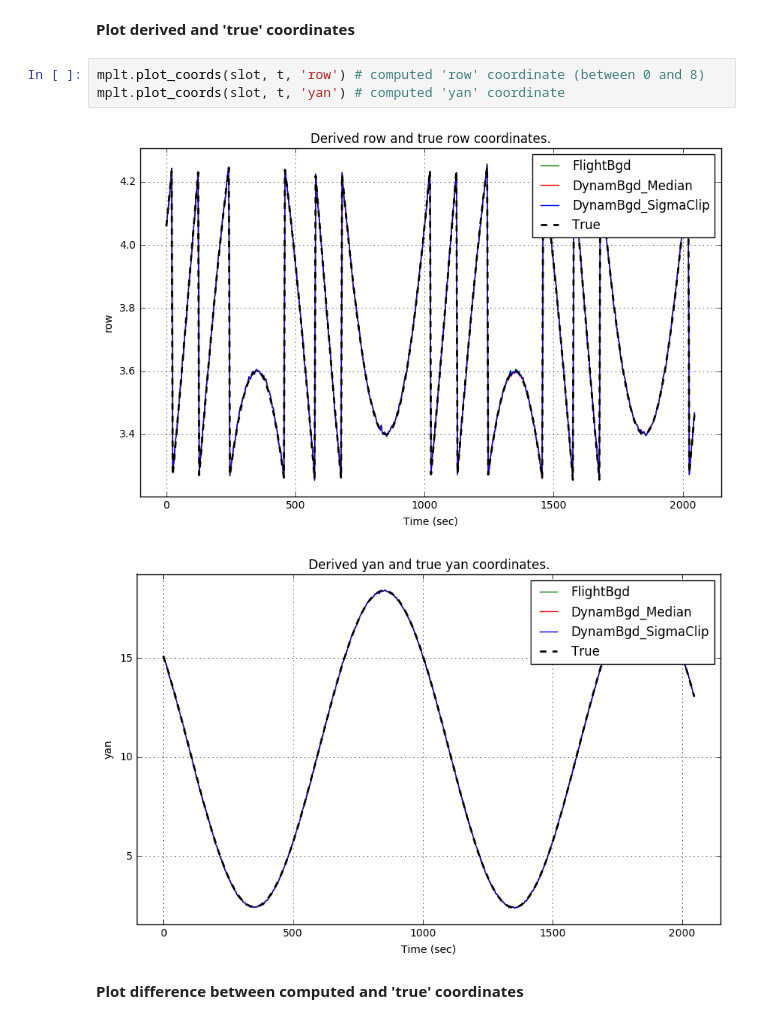
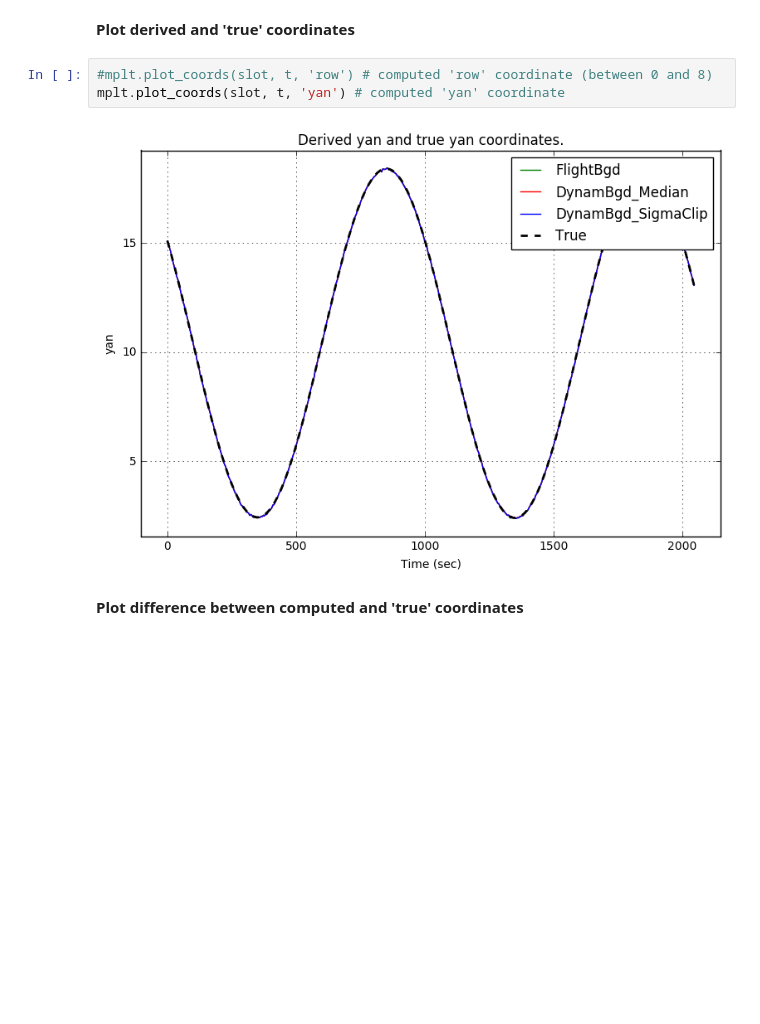
Before and after one commit to sot/aca_centroiding, a Jupyter notebook: dynam_bgd/validations.ipynb, the cells around one changed output. Drawn from its saved outputs; the diff is of its cells as text; blank space fills up the shorter version.

```diff
--- a/dynam_bgd/validations.ipynb
+++ b/dynam_bgd/validations.ipynb
@@ -190,11 +190,10 @@ print(np.sum(row_drift - imgrow0 > 1), np.sum(col_drift - imgcol0 > 1))
 # %% [markdown]
 __Plot derived and 'true' coordinates__
 # %%
-mplt.plot_coords(slot, t, 'row') # computed 'row' coordinate (between 0 and 8)
+#mplt.plot_coords(slot, t, 'row') # computed 'row' coordinate (between 0 and 8)
 mplt.plot_coords(slot, t, 'yan') # computed 'yan' coordinate
 # %% [output]
-[figure, old version]
+[figure, new version]
-[figure, removed]
 # %% [markdown]
 __Plot difference between computed and 'true' coordinates__
 # %%
```
Also changed, not shown: parts of 8 cells of this notebook, 2 other files.
